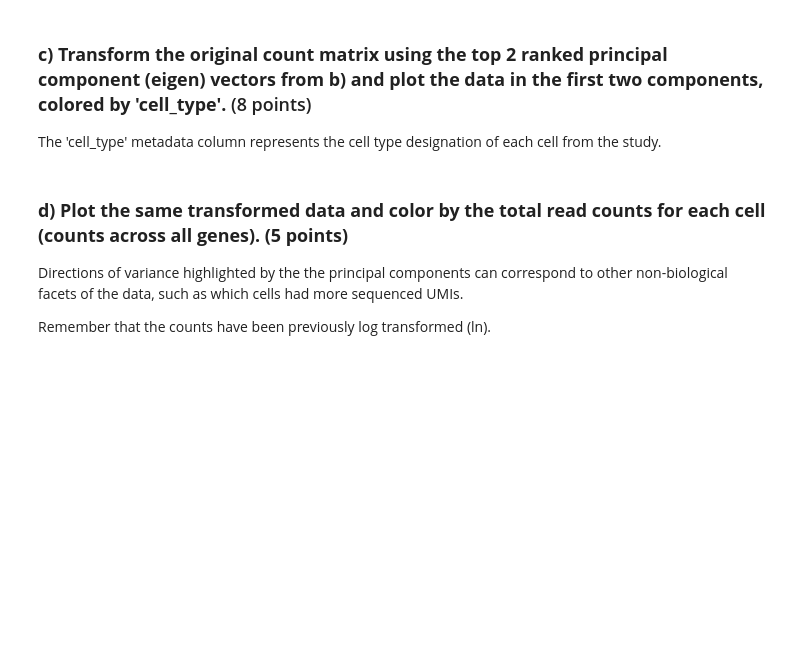
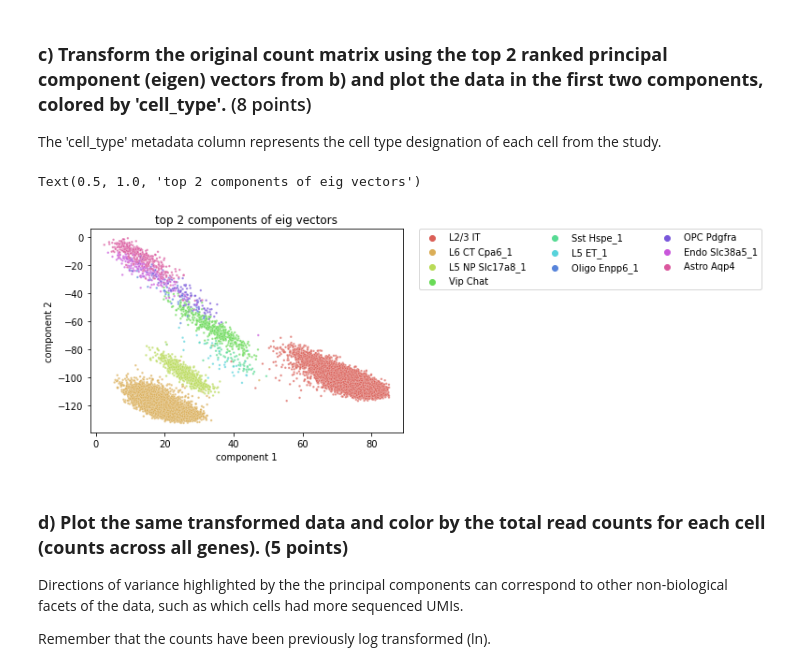
Before and after one commit to emesic23/Bi183, a Jupyter notebook: Set3/Problem4.ipynb, the cells around one changed output. Cells and saved outputs as stored; diff of their text form; code cells hidden in the pictures; blank space fills up the shorter version.

```diff
--- a/Set3/Problem4.ipynb
+++ b/Set3/Problem4.ipynb
@@ -165,6 +155,20 @@ plt.plot(pc_values, eig_val[eig_val_sorted_idx][:50])
 ### **c) Transform the original count matrix using the top 2 ranked principal component (eigen) vectors from b) and plot the data in the first two components, colored by 'cell_type'.** (8 points)
 
 The 'cell_type' metadata column represents the cell type designation of each cell from the study.
+# %%
+eig_vecs = eig_vec[:, eig_val_sorted_idx[:2]]
+transformed = np.matmul(count_mat, eig_vecs)
+results = pd.DataFrame()
+results["component 1"] = np.array(transformed[:, 0]).flatten()
+results["component 2"] = np.array(transformed[:, 1]).flatten()
+results["cell type"] = meta['cell_type'].values
+# %%
+sns.scatterplot(data=results, x="component 1",y="component 2",hue="cell type",s=6,alpha=0.7,palette='hls') #Using seaborn (sns) for plotting
+plt.legend(bbox_to_anchor=(1.05, 1), loc='upper left', borderaxespad=0,ncol=3)
+plt.title("top 2 components of eig vectors")
+# %% [output]
+Text(0.5, 1.0, 'top 2 components of eig vectors')
+[figure, added]
 # %% [markdown]
 ### **d) Plot the same transformed data and color by the total read counts for each cell (counts across all genes). (5 points)**
 
```
Also changed, not shown: parts of 16 cells of this notebook, 2 other files.
